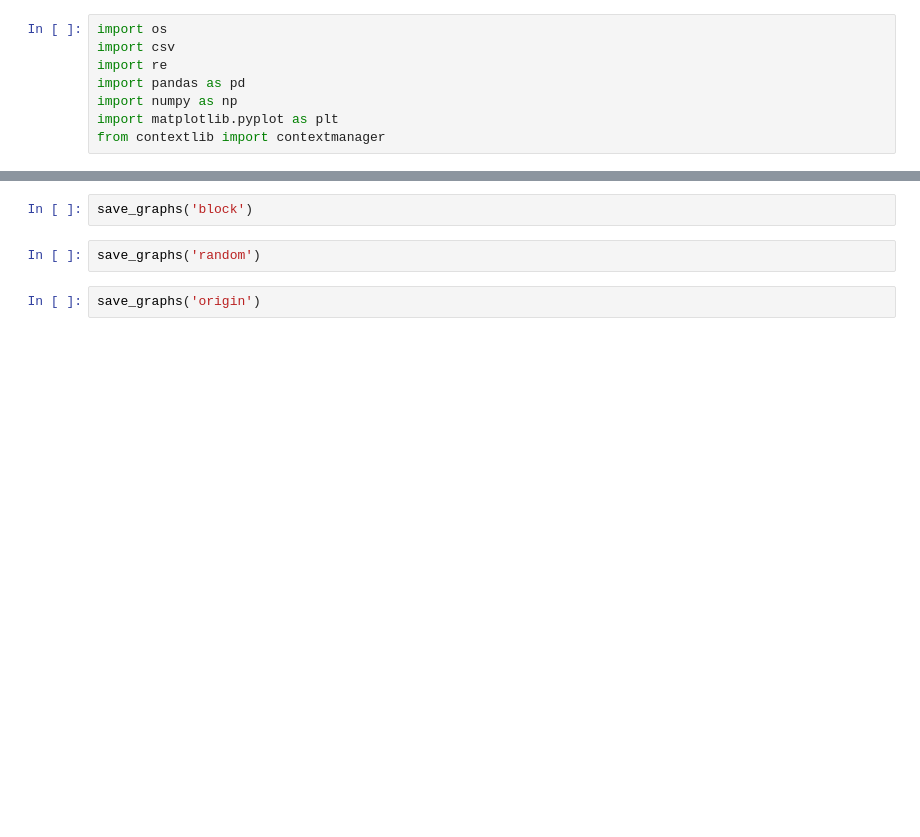
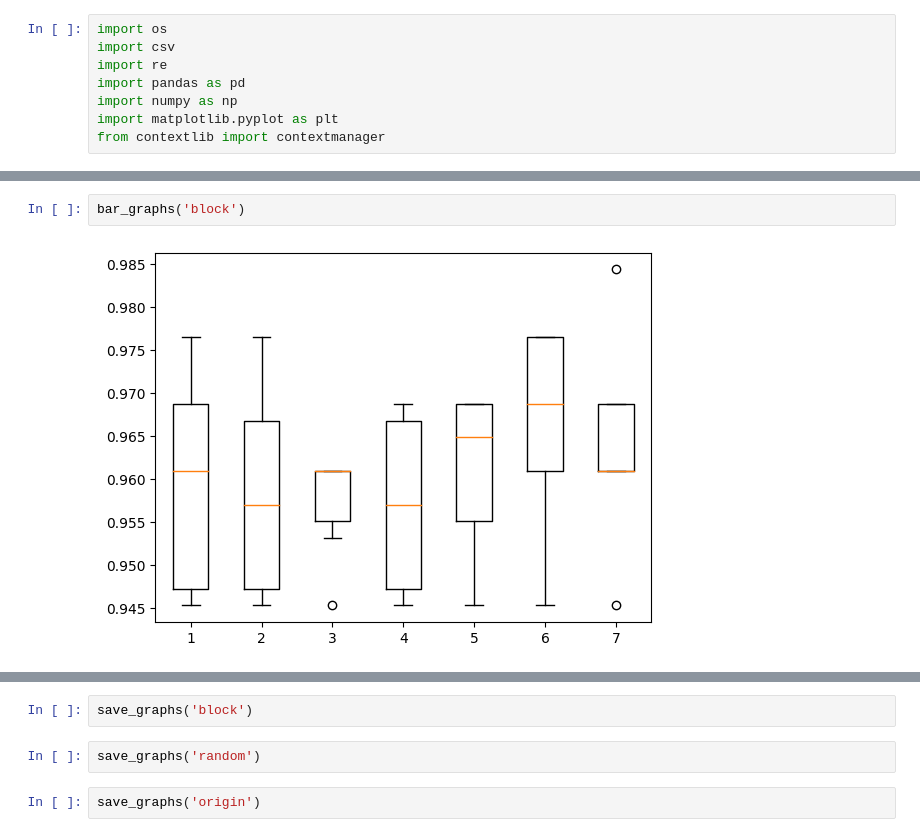
Before and after one commit to PVNkT/Quantum_NTK, a Jupyter notebook: make_graph.ipynb, the cells around one changed output, grey strips where cells are left out. Saved outputs shown, nothing was run; the diff lists cells and outputs as text; blank space fills up the shorter version.

```diff
--- a/make_graph.ipynb
+++ b/make_graph.ipynb
@@ -37,0 +66,4 @@ def save_graphs(method:str):
+# %%
+bar_graphs('block')
+# %% [output]
+[figure, added]
```
Also changed, not shown: parts of 7 cells of this notebook, 11 other files.
